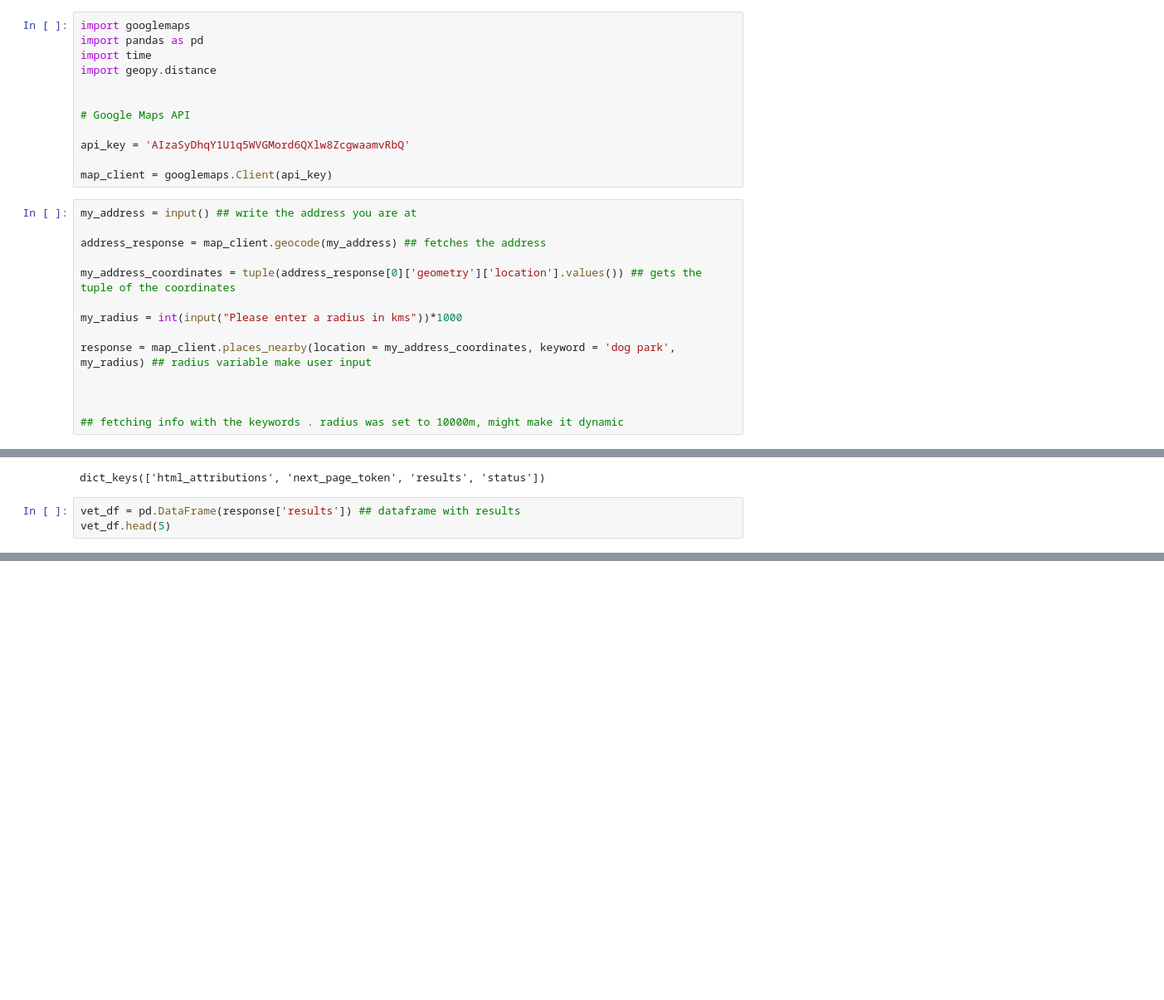
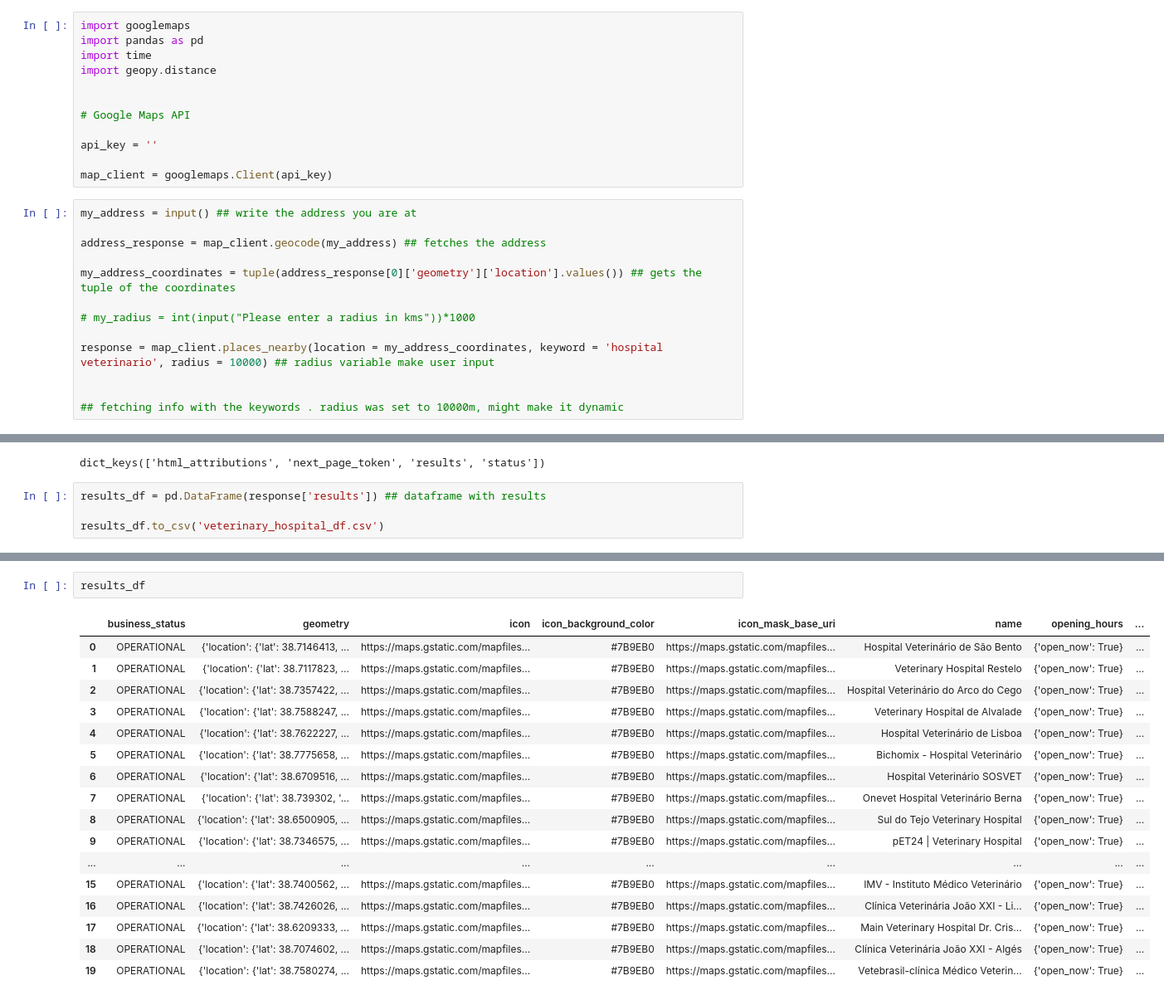
Before and after one commit to RoyMcQueen/Doogle, a Jupyter notebook: Project_3.ipynb, the cells around one changed output, grey strips where cells are left out. Shown at 83% size. Drawn from its saved outputs; the diff is of its cells as text; blank space fills up the shorter version.

```diff
--- a/Project_3.ipynb
+++ b/Project_3.ipynb
@@ -36,7 +36,7 @@ import geopy.distance
 
 # Google Maps API
 
-api_key = 'AIzaSyDhqY1U1q5WVGMord6QXlw8ZcgwaamvRbQ'
+api_key = ''
 
 map_client = googlemaps.Client(api_key)
 # %%
@@ -46,10 +46,9 @@ address_response = map_client.geocode(my_address) ## fetches the address
 
 my_address_coordinates = tuple(address_response[0]['geometry']['location'].values()) ## gets the tuple of the coordinates
 
-my_radius = int(input("Please enter a radius in kms"))*1000
+# my_radius = int(input("Please enter a radius in kms"))*1000
 
-response = map_client.places_nearby(location = my_address_coordinates, keyword = 'dog park', my_radius) ## radius variable make user input
-
+response = map_client.places_nearby(location = my_address_coordinates, keyword = 'hospital veterinario', radius = 10000) ## radius variable make user input
 
 
 ## fetching info with the keywords . radius was set to 10000m, might make it dynamic
@@ -58,5 +57,6 @@ response.keys() ## checking the keys, select results
 # %% [output]
 dict_keys(['html_attributions', 'next_page_token', 'results', 'status'])
 # %%
-vet_df = pd.DataFrame(response['results']) ## dataframe with results
-vet_df.head(5)
+results_df = pd.DataFrame(response['results']) ## dataframe with results
+
+results_df.to_csv('veterinary_hospital_df.csv')
@@ -83,3 +63,23 @@ print(geopy.distance.geodesic(my_address_coordinates, entry_1)) ## returns the d
+# %%
+results_df
+# %% [output]
+|  | business_status | geometry | icon | icon_background_color | icon_mask_base_uri | name | opening_hours | ... |
+| 0 | OPERATIONAL | {'location': {'lat': 38.7146413, ... | https://maps.gstatic.com/mapfiles... | #7B9EB0 | https://maps.gstatic.com/mapfiles... | Hospital Veterinário de São Bento | {'open_now': True} | ... |
+| 1 | OPERATIONAL | {'location': {'lat': 38.7117823, ... | https://maps.gstatic.com/mapfiles... | #7B9EB0 | https://maps.gstatic.com/mapfiles... | Veterinary Hospital Restelo | {'open_now': True} | ... |
+| 2 | OPERATIONAL | {'location': {'lat': 38.7357422, ... | https://maps.gstatic.com/mapfiles... | #7B9EB0 | https://maps.gstatic.com/mapfiles... | Hospital Veterinário do Arco do Cego | {'open_now': True} | ... |
+| 3 | OPERATIONAL | {'location': {'lat': 38.7588247, ... | https://maps.gstatic.com/mapfiles... | #7B9EB0 | https://maps.gstatic.com/mapfiles... | Veterinary Hospital de Alvalade | {'open_now': True} | ... |
+| 4 | OPERATIONAL | {'location': {'lat': 38.7622227, ... | https://maps.gstatic.com/mapfiles... | #7B9EB0 | https://maps.gstatic.com/mapfiles... | Hospital Veterinário de Lisboa | {'open_now': True} | ... |
+| 5 | OPERATIONAL | {'location': {'lat': 38.7775658, ... | https://maps.gstatic.com/mapfiles... | #7B9EB0 | https://maps.gstatic.com/mapfiles... | Bichomix - Hospital Veterinário | {'open_now': True} | ... |
+| 6 | OPERATIONAL | {'location': {'lat': 38.6709516, ... | https://maps.gstatic.com/mapfiles... | #7B9EB0 | https://maps.gstatic.com/mapfiles... | Hospital Veterinário SOSVET | {'open_now': True} | ... |
+| 7 | OPERATIONAL | {'location': {'lat': 38.739302, '... | https://maps.gstatic.com/mapfiles... | #7B9EB0 | https://maps.gstatic.com/mapfiles... | Onevet Hospital Veterinário Berna | {'open_now': True} | ... |
+| 8 | OPERATIONAL | {'location': {'lat': 38.6500905, ... | https://maps.gstatic.com/mapfiles... | #7B9EB0 | https://maps.gstatic.com/mapfiles... | Sul do Tejo Veterinary Hospital | {'open_now': True} | ... |
+| 9 | OPERATIONAL | {'location': {'lat': 38.7346575, ... | https://maps.gstatic.com/mapfiles... | #7B9EB0 | https://maps.gstatic.com/mapfiles... | pET24 | Veterinary Hospital | {'open_now': True} | ... |
+| ... | ... | ... | ... | ... | ... | ... | ... | ... |
+| 15 | OPERATIONAL | {'location': {'lat': 38.7400562, ... | https://maps.gstatic.com/mapfiles... | #7B9EB0 | https://maps.gstatic.com/mapfiles... | IMV - Instituto Médico Veterinário | {'open_now': True} | ... |
+| 16 | OPERATIONAL | {'location': {'lat': 38.7426026, ... | https://maps.gstatic.com/mapfiles... | #7B9EB0 | https://maps.gstatic.com/mapfiles... | Clínica Veterinária João XXI - Li... | {'open_now': True} | ... |
+| 17 | OPERATIONAL | {'location': {'lat': 38.6209333, ... | https://maps.gstatic.com/mapfiles... | #7B9EB0 | https://maps.gstatic.com/mapfiles... | Main Veterinary Hospital Dr. Cris... | {'open_now': True} | ... |
+| 18 | OPERATIONAL | {'location': {'lat': 38.7074602, ... | https://maps.gstatic.com/mapfiles... | #7B9EB0 | https://maps.gstatic.com/mapfiles... | Clínica Veterinária João XXI - Algés | {'open_now': True} | ... |
+| 19 | OPERATIONAL | {'location': {'lat': 38.7580274, ... | https://maps.gstatic.com/mapfiles... | #7B9EB0 | https://maps.gstatic.com/mapfiles... | Vetebrasil-clínica Médico Veterin... | {'open_now': True} | ... |
 # %%
 ## focus on hospitals, shops, parks
 
```
Also changed, not shown: parts of 7 cells of this notebook, 7 other files.
